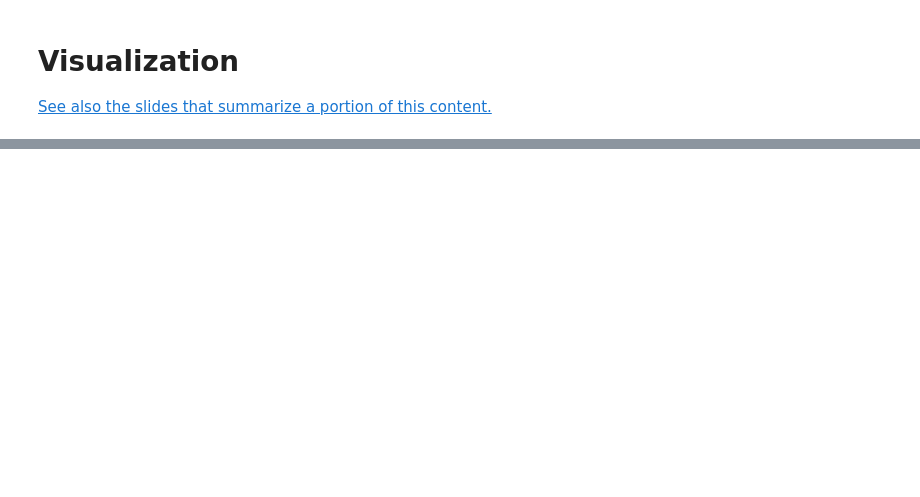
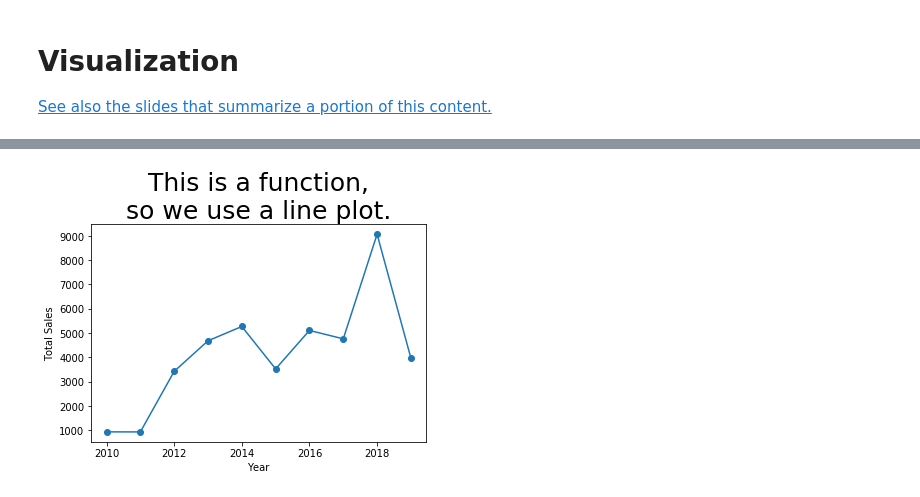
Before and after one commit to nathancarter/MA346-course-notes, a Jupyter notebook: chapter-10-visualization.ipynb, the cells around one changed output, grey strips where cells are left out. Drawn from its saved outputs; the diff is of its cells as text; code cells hidden in the pictures; blank space fills up the shorter version.

```diff
--- a/chapter-10-visualization.ipynb
+++ b/chapter-10-visualization.ipynb
@@ -38,0 +85,9 @@ Consider adding maps, too---very commonly useful.  [See this blog post about an
+# %%
+grouped_df = sales_df.groupby( 'year' ).sum()
+plt.plot( grouped_df.index, grouped_df['sales'], '-o' ) # dots and lines
+plt.title( 'This is a function,\nso we use a line plot.', fontdict={ "fontsize": 25 } )
+plt.xlabel( 'Year' )
+plt.ylabel( 'Total Sales' )
+plt.show()
+# %% [output]
+[figure, added]
```
Also changed, not shown: parts of 60 cells of this notebook, 2 other files.
